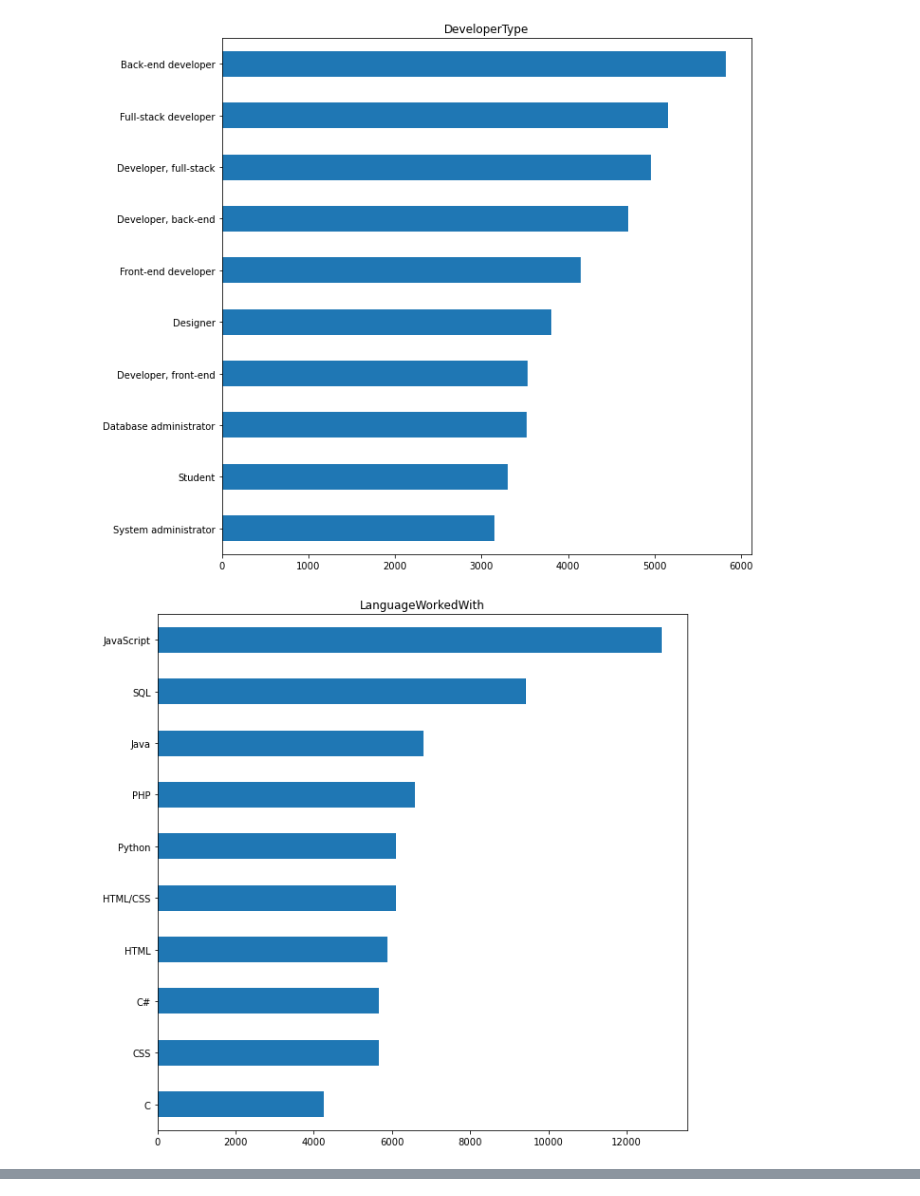
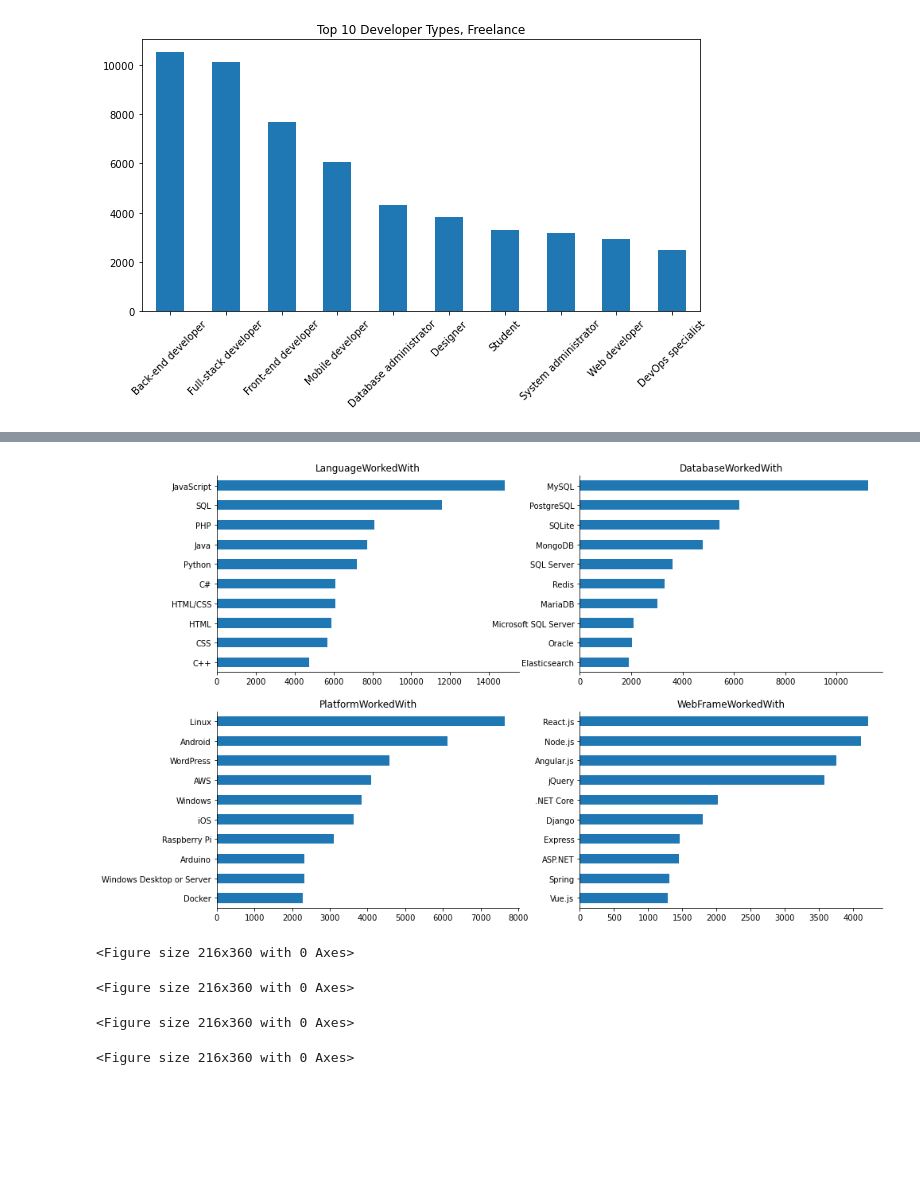
Before and after one commit to aldrinlambon/stackoverflow-survey-data-analysis, a Jupyter notebook: DevTypeStats.ipynb, the cells around one changed output, grey strips where cells are left out. Saved outputs shown, nothing was run; the diff lists cells and outputs as text; code cells hidden in the pictures; blank space fills up the shorter version.

```diff
--- a/DevTypeStats.ipynb
+++ b/DevTypeStats.ipynb
@@ -1,11 +1,24 @@
 # %%
 import pandas as pd
 import matplotlib.pyplot as plt
-# %%
-def explode_variable(series):
-    series = series.dropna()
-    series = series.str.split(';')
-    series = series.explode()
-    return series
+# %%
+def explode_variable(series,col):
+    series = series.dropna()
+    series = series.str.split(';')
+    series = series.explode()
+    series = series.str.strip()
+    if 'DeveloperType'==col:
+        devtype_dict = {'Developer, full-stack':'Full-stack developer',
+                        'Developer, back-end':'Back-end developer',
+                        'Developer, front-end':'Front-end developer',
+                        'Developer, mobile':'Mobile developer'}
+        series = series.replace(devtype_dict)
+    if 'WebFrameWorkedWith'==col:
+        web_dict = {'React':'React.js',
+                    'Angular/Angular.js':'Angular.js',
+                    'Angular':'Angular.js'}
+        series = series.replace(web_dict)
+    return series
 # %%
-df = pd.read_csv('survey_data_17_to_19.csv',low_memory=False)
+df_free = pd.read_csv('survey_data_17_to_19.csv')
+df_free.head()
@@ -23,10 +32,9 @@ free_df.head()
 # %%
-for col in ['DeveloperType','LanguageWorkedWith','DatabaseWorkedWith','PlatformWorkedWith','WebFrameWorkedWith']:
-    plt.figure(figsize=(10,10))
-    series = explode_variable(free_df[col])
-    series.value_counts().head(10).sort_values().plot(kind='barh')
-    plt.title(col)
-    plt.show()
+plt.figure(figsize=(10,5))
+series = explode_variable(df_free['DeveloperType'],'DeveloperType')
+series.value_counts().head(10).sort_values(ascending=False).plot(kind='bar')
+plt.title('Top 10 Developer Types, Freelance')
+plt.xticks(rotation=45)
+plt.show()
 # %% [output]
-[figure, old version]
+[figure, new version]
-[figure, removed]
@@ -35,0 +41,24 @@ for col in ['DeveloperType','LanguageWorkedWith','DatabaseWorkedWith','PlatformW
+# %%
+fig, ax = plt.subplots(2,2,figsize=(15,10))
+
+a = 0
+b = 0
+
+for col in ['LanguageWorkedWith','DatabaseWorkedWith','PlatformWorkedWith','WebFrameWorkedWith']:
+    plt.figure(figsize=(3,5))
+    series = explode_variable(df_free[col],col)
+    series.value_counts().head(10).sort_values().plot(kind='barh',ax=ax[a,b])
+    ax[a,b].spines['right'].set_visible(False)
+    ax[a,b].spines['top'].set_visible(False)
+    ax[a,b].set_title(str(col));
+    b+=1
+    if(b==2):
+        b=0
+        a+=1
+plt.show();
+# %% [output]
+[figure, added]
+<Figure size 216x360 with 0 Axes>
+<Figure size 216x360 with 0 Axes>
+<Figure size 216x360 with 0 Axes>
+<Figure size 216x360 with 0 Axes>
```
Also changed, not shown: parts of 3 cells of this notebook.
